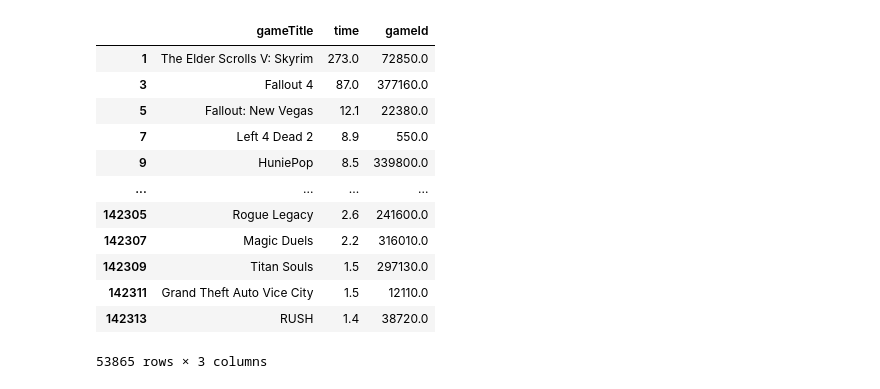
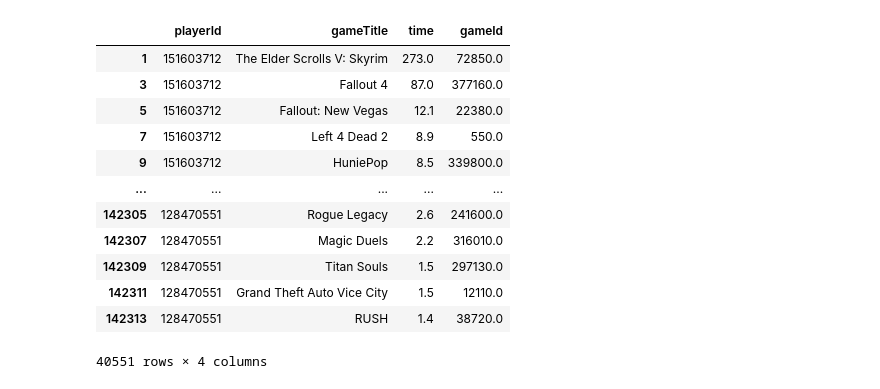
Before and after one commit to dibil08/uiSem, a Jupyter notebook: uiSem-master/scripts/data-analysis.ipynb, the cells around one changed output. Cells and saved outputs as stored; diff of their text form; code cells hidden in the pictures.

```diff
--- a/uiSem-master/scripts/data-analysis.ipynb
+++ b/uiSem-master/scripts/data-analysis.ipynb
@@ -5,20 +5,21 @@ import numpy as np
 import matplotlib.pyplot as plt
 # %%
 df = pd.read_csv("../data/steamWithIds-200k.csv")
-play = df.loc[(df['playerGameStatus']=='play')].drop(columns = ["zero", "playerId", "playerGameStatus","Unnamed: 0"])
+play = df.loc[(df['playerGameStatus']=='play')].drop(columns = ["zero", "playerGameStatus","Unnamed: 0"])
+play = play[play['time'] > 1]
 play
 # %% [output]
-|  | gameTitle | time | gameId |
-| 1 | The Elder Scrolls V: Skyrim | 273.0 | 72850.0 |
-| 3 | Fallout 4 | 87.0 | 377160.0 |
-| 5 | Fallout: New Vegas | 12.1 | 22380.0 |
-| 7 | Left 4 Dead 2 | 8.9 | 550.0 |
-| 9 | HuniePop | 8.5 | 339800.0 |
-| ... | ... | ... | ... |
-| 142305 | Rogue Legacy | 2.6 | 241600.0 |
-| 142307 | Magic Duels | 2.2 | 316010.0 |
-| 142309 | Titan Souls | 1.5 | 297130.0 |
-| 142311 | Grand Theft Auto Vice City | 1.5 | 12110.0 |
-| 142313 | RUSH | 1.4 | 38720.0 |
+|  | playerId | gameTitle | time | gameId |
+| 1 | 151603712 | The Elder Scrolls V: Skyrim | 273.0 | 72850.0 |
+| 3 | 151603712 | Fallout 4 | 87.0 | 377160.0 |
+| 5 | 151603712 | Fallout: New Vegas | 12.1 | 22380.0 |
+| 7 | 151603712 | Left 4 Dead 2 | 8.9 | 550.0 |
+| 9 | 151603712 | HuniePop | 8.5 | 339800.0 |
+| ... | ... | ... | ... | ... |
+| 142305 | 128470551 | Rogue Legacy | 2.6 | 241600.0 |
+| 142307 | 128470551 | Magic Duels | 2.2 | 316010.0 |
+| 142309 | 128470551 | Titan Souls | 1.5 | 297130.0 |
+| 142311 | 128470551 | Grand Theft Auto Vice City | 1.5 | 12110.0 |
+| 142313 | 128470551 | RUSH | 1.4 | 38720.0 |
-53865 rows × 3 columns
+40551 rows × 4 columns
 # %%
```
Also changed, not shown: parts of 15 cells of this notebook, 1 other file.
